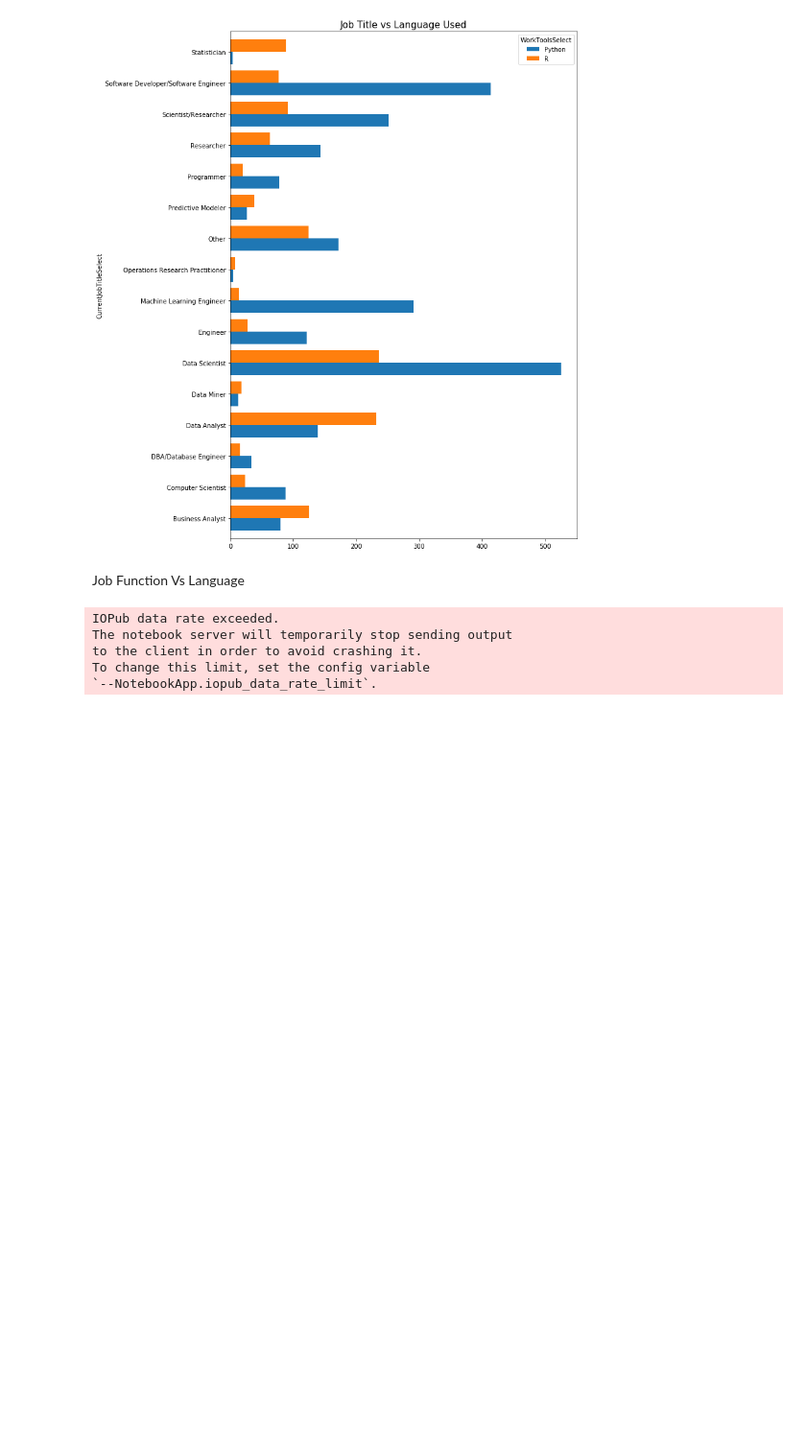
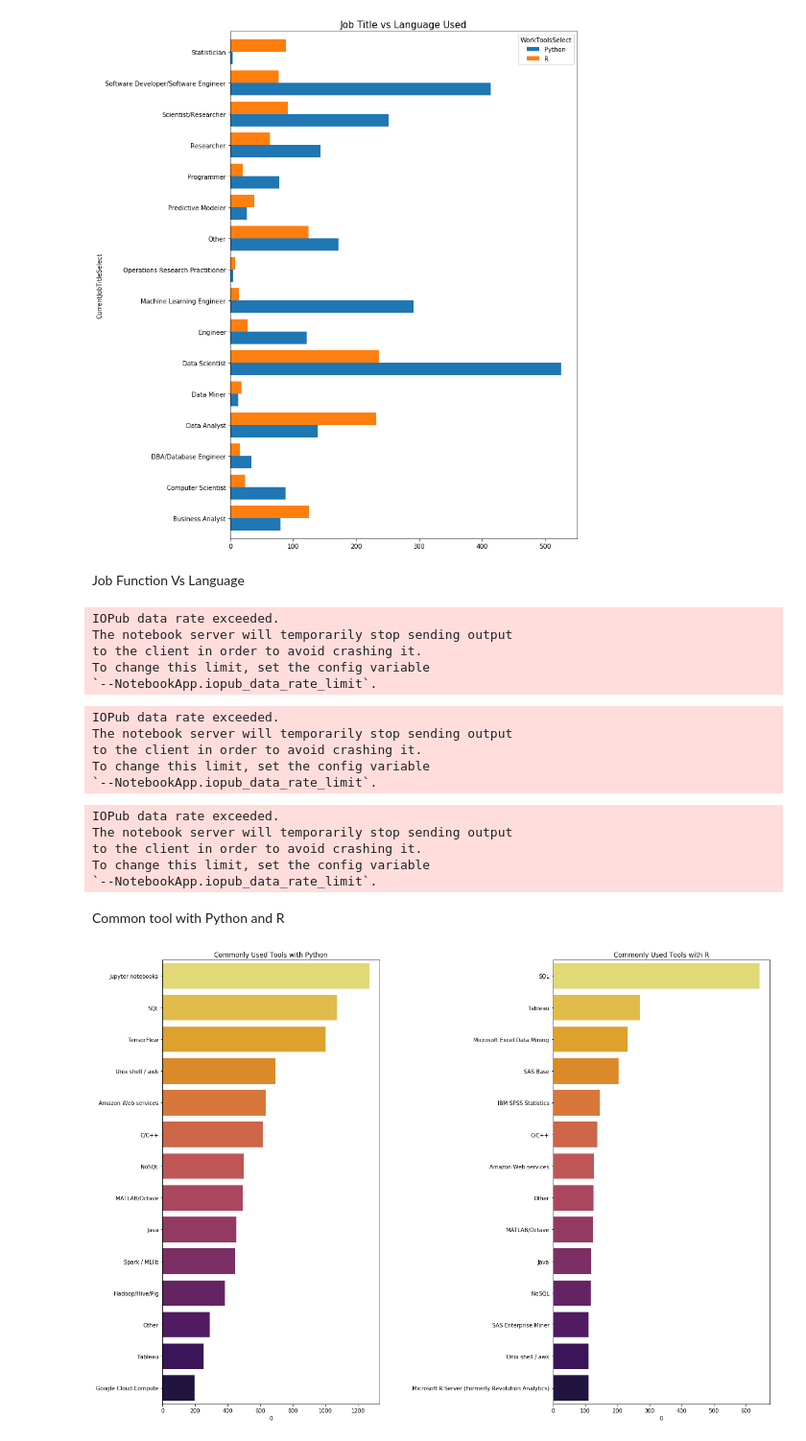
Before and after one commit to ArshadKhurshid/DataScience-Survey, a Jupyter notebook: ML_Kaggle_DS_Survey.ipynb, the cells around one changed output. Shown at 96% size. Saved outputs shown, nothing was run; the diff lists cells and outputs as text; code cells hidden in the pictures; blank space fills up the shorter version.

Commit message:
Add Common tool with Python and R

```diff
--- a/ML_Kaggle_DS_Survey.ipynb
+++ b/ML_Kaggle_DS_Survey.ipynb
@@ -617,3 +617,53 @@ The notebook server will temporarily stop sending output
 to the client in order to avoid crashing it.
 To change this limit, set the config variable
 `--NotebookApp.iopub_data_rate_limit`.
+# %%
+r_vs_py=pd.concat([py1,r])
+r_vs_py=r_vs_py.groupby(['Tenure','WorkToolsSelect'])['Age'].count().to_frame().reset_index()
+r_vs_py.pivot('Tenure','WorkToolsSelect','Age').plot.barh(width=0.8)
+fig=plt.gcf()
+fig.set_size_inches(10,15)
+plt.title('Job tenure vs Language Used',size=15)
+plt.show()
+# %% [output]
+IOPub data rate exceeded.
+The notebook server will temporarily stop sending output
+to the client in order to avoid crashing it.
+To change this limit, set the config variable
+`--NotebookApp.iopub_data_rate_limit`.
+# %%
+r_vs_py=pd.concat([py1,r])
+r_vs_py=r_vs_py.groupby(['EmployerIndustry','WorkToolsSelect'])['Age'].count().to_frame().reset_index()
+r_vs_py.pivot('EmployerIndustry','WorkToolsSelect','Age').plot.barh(width=0.8)
+fig=plt.gcf()
+fig.set_size_inches(10,10)
+plt.title('Industry vs Language Used')
+plt.show()
+# %% [output]
+IOPub data rate exceeded.
+The notebook server will temporarily stop sending output
+to the client in order to avoid crashing it.
+To change this limit, set the config variable
+`--NotebookApp.iopub_data_rate_limit`.
+# %% [markdown]
+Common tool with Python and R
+# %%
+f,ax=plt.subplots(1,2,figsize=(20,15))
+py_comp=python['WorkToolsSelect'].str.split(',')
+py_comp1=[]
+for i in py_comp:
+    py_comp1.extend(i)
+plt1=pd.Series(py_comp1).value_counts()[1:15].sort_values(ascending=False).to_frame()
+sns.barplot(plt1[0],plt1.index,ax=ax[0],palette=sns.color_palette('inferno_r',15))
+R_comp=R['WorkToolsSelect'].str.split(',')
+R_comp1=[]
+for i in R_comp:
+    R_comp1.extend(i)
+plt1=pd.Series(R_comp1).value_counts()[1:15].sort_values(ascending=False).to_frame()
+sns.barplot(plt1[0],plt1.index,ax=ax[1],palette=sns.color_palette('inferno_r',15))
+ax[0].set_title('Commonly Used Tools with Python')
+ax[1].set_title('Commonly Used Tools with R')
+plt.subplots_adjust(wspace=0.8)
+plt.show()
+# %% [output]
+[figure, added]
```
Also changed, not shown: parts of 2 cells of this notebook.
